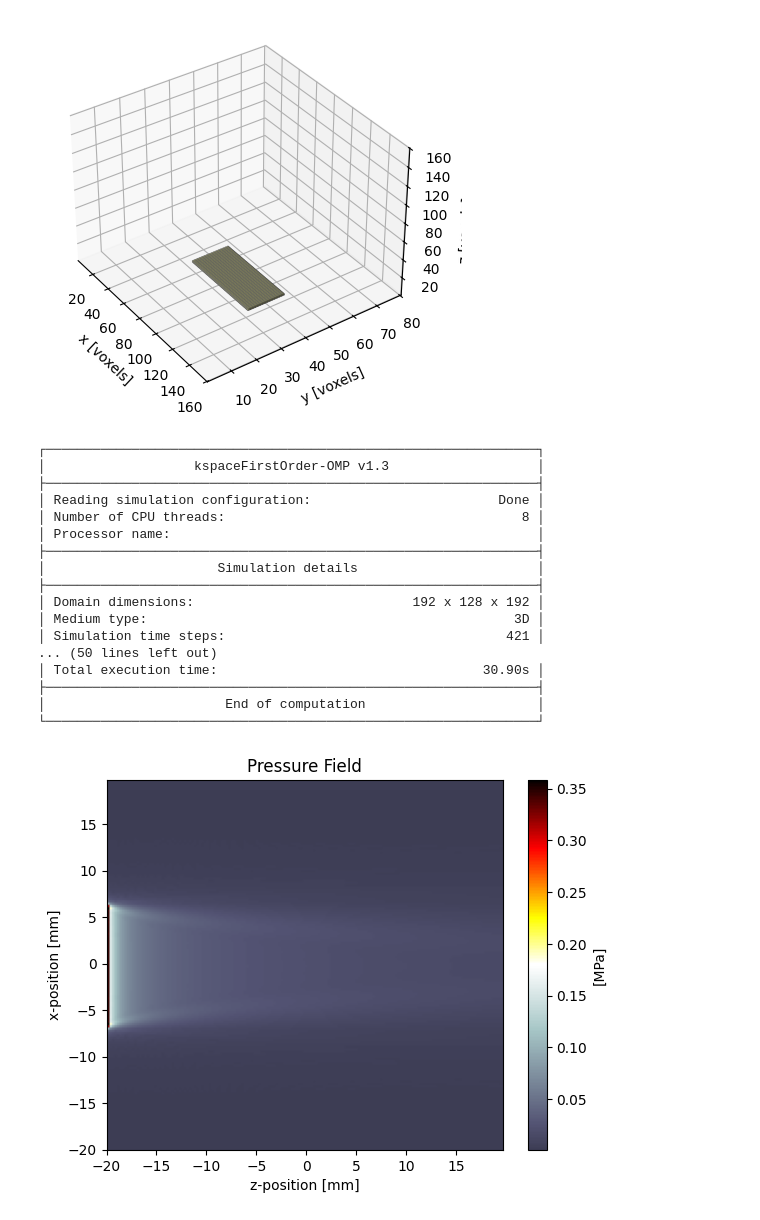
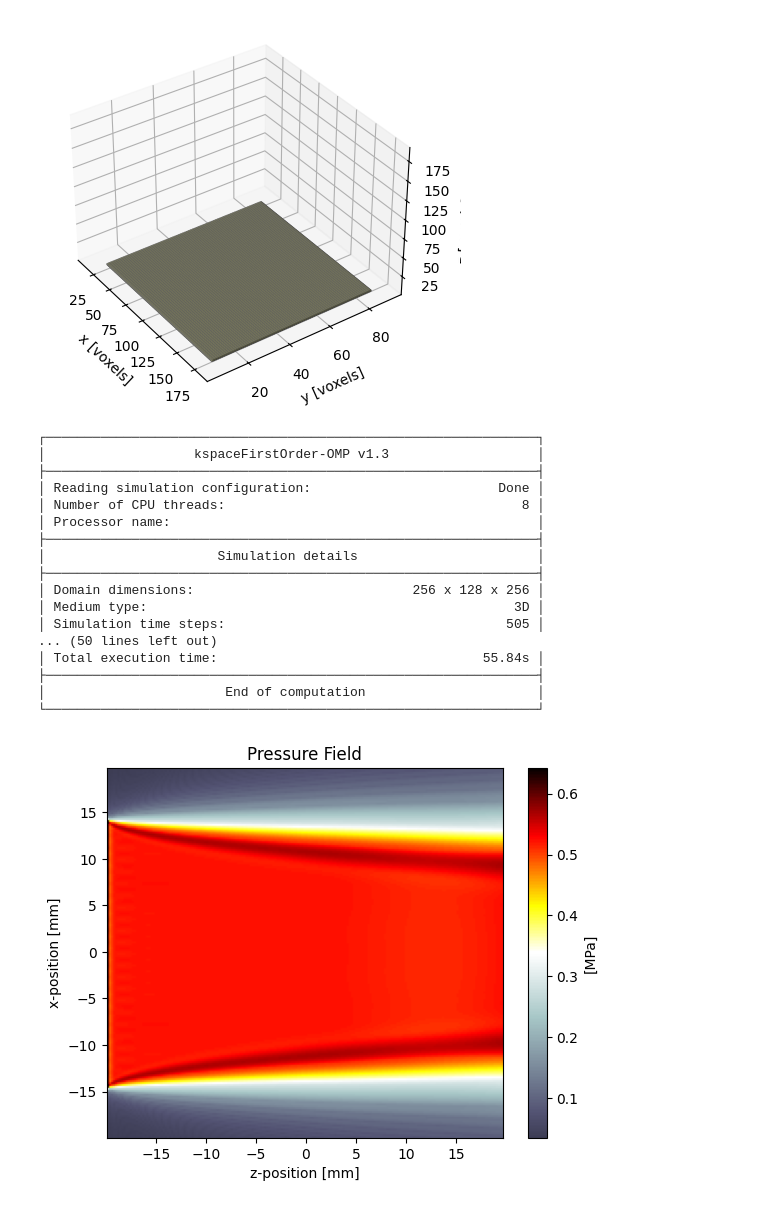
Before and after one commit to thomasrribeiro/fus-safety, a Jupyter notebook: linear_transducer.ipynb, the cells around one changed output. Drawn from its saved outputs; the diff is of its cells as text; code cells hidden in the pictures.

```diff
--- a/linear_transducer.ipynb
+++ b/linear_transducer.ipynb
@@ -38,7 +38,10 @@ t_end = 35e-6
 cfl = 0.5
 # %%
 # GRID
-dx = c0 / (ppw * source_f0)
+
+# dx = c0 / (ppw * source_f0)
+dx = element_pitch
+
 Nx = round(grid_size_x / dx)
 Ny = round(grid_size_y / dx)
 Nz = round(grid_size_z / dx)
@@ -65,7 +68,7 @@ karray = kWaveArray(bli_tolerance=0.05, upsampling_rate=10)
 
 for ind in range(element_num):
     x_pos = 0 - (element_num * element_pitch / 2 - element_pitch / 2) + ind * element_pitch
-    karray.add_rect_element([x_pos, 0, kgrid.z_vec[0][0]], element_width, element_length, rotation)
+    karray.add_rect_element([0, x_pos, kgrid.z_vec[0][0]], element_width, element_length, rotation)
 
 karray.set_array_position(translation, rotation)
 source = kSource()
@@ -73,11 +76,12 @@ source.p_mask = karray.get_array_binary_mask(kgrid)
 voxel_plot(np.single(source.p_mask))
 source.p = karray.get_distributed_source_signal(kgrid, source_sig)
 # %% [output]
-[figure, old version]
+[figure, new version]
 # %%
 # SENSOR
-sensor_mask = np.zeros((Nx, Ny, Nz))
-sensor_mask[:, Ny // 2, :] = 1
+# sensor_mask = np.zeros((Nx, Ny, Nz))
+# sensor_mask[:, Ny // 2, :] = 1
+sensor_mask = np.ones((Nx, Ny, Nz))
 sensor = kSensor(sensor_mask, record=["p_max"])
 # %%
 # SIMULATION
@@ -93,8 +97,6 @@ execution_options = SimulationExecutionOptions(is_gpu_simulation=False)
 sensor_data = kspaceFirstOrder3DC(
     kgrid=kgrid, medium=medium, source=source, sensor=sensor, simulation_options=simulation_options, execution_options=execution_options
 )
-
-p_max = np.reshape(sensor_data["p_max"], (Nx, Nz), order="F")
 # %% [output]
 ┌───────────────────────────────────────────────────────────────┐
 │                   kspaceFirstOrder-OMP v1.3                   │
@@ -105,29 +107,32 @@ p_max = np.reshape(sensor_data["p_max"], (Nx, Nz), order="F")
 ├───────────────────────────────────────────────────────────────┤
 │                      Simulation details                       │
 ├───────────────────────────────────────────────────────────────┤
-│ Domain dimensions:                            192 x 128 x 192 │
+│ Domain dimensions:                            256 x 128 x 256 │
 │ Medium type:                                               3D │
-│ Simulation time steps:                                    421 │
+│ Simulation time steps:                                    505 │
 ... (50 lines left out)
-│ Total execution time:                                  30.90s │
+│ Total execution time:                                  55.84s │
 ├───────────────────────────────────────────────────────────────┤
 │                       End of computation                      │
 └───────────────────────────────────────────────────────────────┘
+# %%
+# p_max = np.reshape(sensor_data["p_max"], (Nx, Nz), order="F")
+p_max = np.reshape(sensor_data["p_max"], (Nx, Ny, Nz), order="F")
 # %%
 # VISUALISATION
 plt.figure()
 plt.imshow(
-    1e-6 * p_max,
+    1e-6 * p_max[:, Ny // 2, :],
     extent=[1e3 * kgrid.x_vec[0][0], 1e3 * kgrid.x_vec[-1][0], 1e3 * kgrid.z_vec[0][0], 1e3 * kgrid.z_vec[-1][0]],
     aspect="auto",
     cmap=get_color_map(),
 )
 plt.xlabel("z-position [mm]")
 plt.ylabel("x-position [mm]")
 plt.title("Pressure Field")
 plt.colorbar(label="[MPa]")
 plt.show()
 # %% [output]
-[figure, old version]
+[figure, new version]
 # %%
 # Extract centerline data
```
Also changed, not shown: parts of 3 cells of this notebook.
